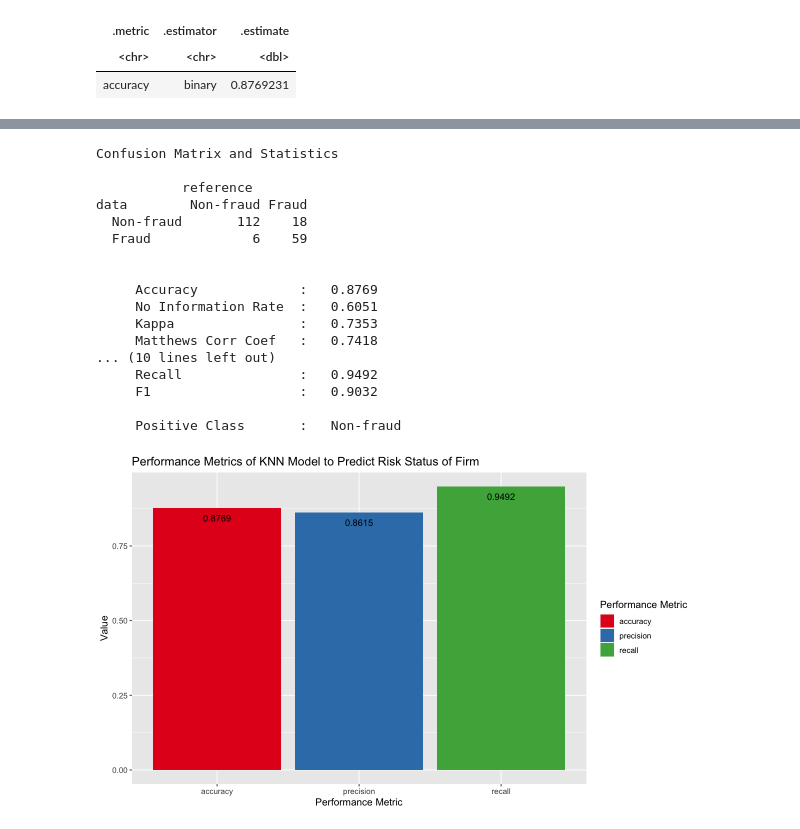
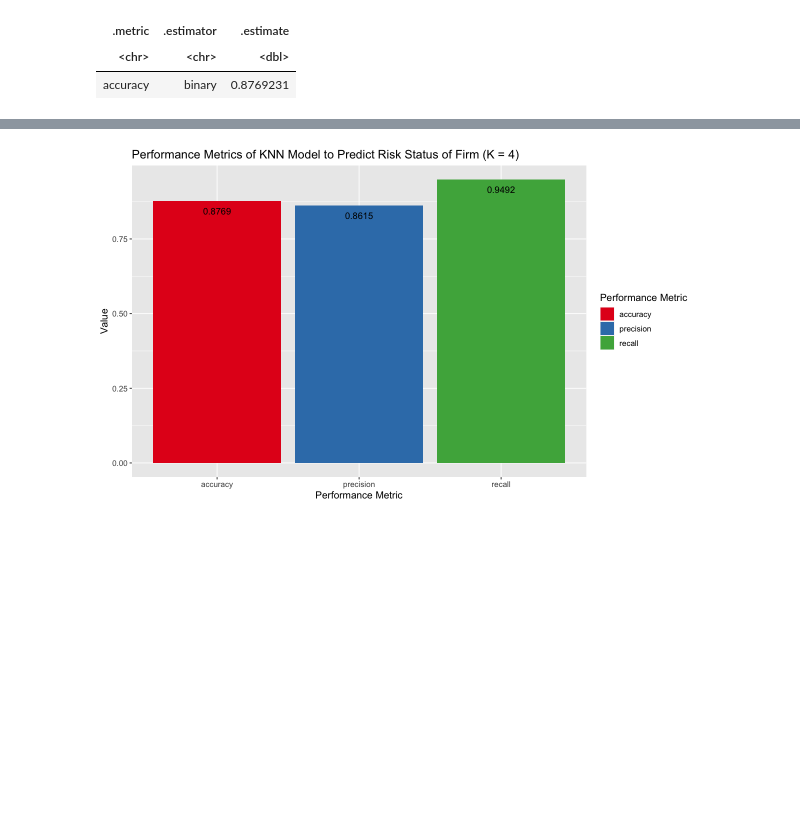
Before and after one commit to montajesaj1/DSCI100-G27, a Jupyter notebook: Group Project Report Final.ipynb, the cells around one changed output, grey strips where cells are left out. Cells and saved outputs as stored; diff of their text form; code cells hidden in the pictures; blank space fills up the shorter version.

```diff
--- a/Group Project Report Final.ipynb
+++ b/Group Project Report Final.ipynb
@@ -477,0 +611,5 @@ A tibble: 1 × 3
+# %%
+knn_spec <- nearest_neighbor(weight_func = "rectangular", neighbors = 4) |>
+  set_engine("kknn") |>
+  set_mode("classification")
+knn_spec
@@ -477,0 +624,7 @@ A tibble: 1 × 3
+# %%
+knn_fit_new <- workflow() |>
+      add_recipe(risk_recipe) |>
+      add_model(knn_spec) |>
+      fit(data = risk_train)
+
+knn_fit_new
@@ -477,0 +651,5 @@ A tibble: 1 × 3
+# %%
+risk_test_predictions <- predict(knn_fit_new, risk_test) |>
+    bind_cols(risk_test)
+
+risk_test_predictions
@@ -486,58 +710,15 @@ A tibble: 1 × 3
 # %%
-###Confusion Matrix of KNN Model
-
-predicted <- risk_test_predictions$.pred_class
-
-true <- risk_test_predictions$Risk
-
-confusion <- confMat(predicted, true)
-
-
-### Creating Data Frame of Required Metrics
-
-values <- c(confusion$accuracy, confusion$precision, confusion$recall)
-
-metrics <- names(confusion)
-
-# perf_metrics <- tibble(Metric = c(names[2], names[15], names[16]),
-#                        Value = values)
-
-perf_metrics <- tibble(Metric = c(metrics[2], metrics[15], metrics[16]),
-                       Value = values)
-
-perf_metrics <- perf_metrics |>
-                    mutate(Value = round(values, 4))
-
-
-### Creating Bar Plot
 options(repr.plot.width=10, repr.plot.height=6)
 
 perf_plot <- perf_metrics |>
             ggplot(aes(x= Metric, y= Value, fill= Metric)) +
             geom_bar(stat= "identity") +
             geom_text(aes(label= Value), vjust= 2) +
             labs(x= "Performance Metric", y= "Value", fill= "Performance Metric") +
             theme(text = element_text(size= 12)) +
-            ggtitle("Performance Metrics of KNN Model to Predict Risk Status of Firm") +
+            ggtitle("Performance Metrics of KNN Model to Predict Risk Status of Firm (K = 4)") +
             scale_fill_brewer(palette= "Set1")
 
 perf_plot
 # %% [output]
-Confusion Matrix and Statistics
-
-           reference
-data        Non-fraud Fraud
-  Non-fraud       112    18
-  Fraud             6    59
-
-
-     Accuracy             :   0.8769
-     No Information Rate  :   0.6051
-     Kappa                :   0.7353
-     Matthews Corr Coef   :   0.7418
-... (10 lines left out)
-     Recall               :   0.9492
-     F1                   :   0.9032
-
-     Positive Class       :   Non-fraud
-[figure, old version]
+[figure, new version]
```
Also changed, not shown: parts of 70 cells of this notebook.
